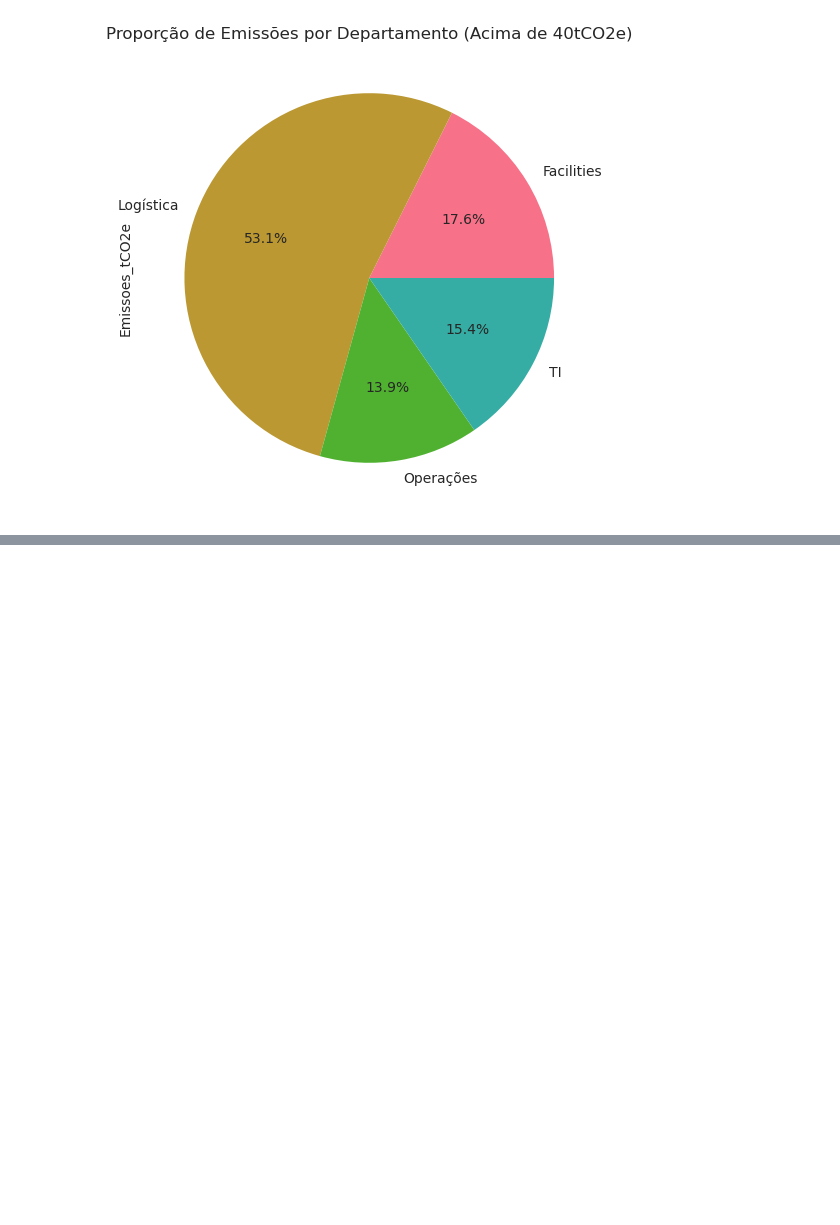
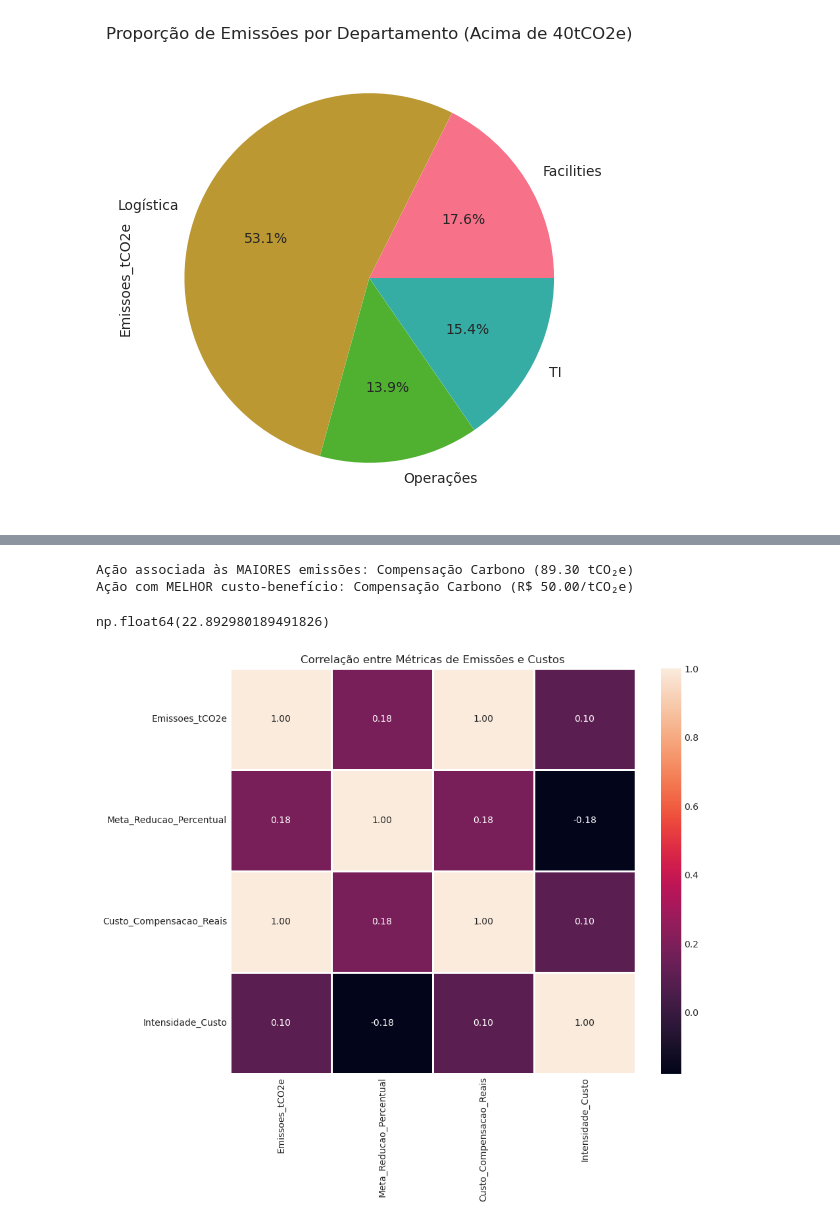
Before and after one commit to esscova/data-trivium, a Jupyter notebook: analytics/010.ipynb, the cells around one changed output, grey strips where cells are left out. Drawn from its saved outputs; the diff is of its cells as text; code cells hidden in the pictures; blank space fills up the shorter version.

```diff
--- a/analytics/010.ipynb
+++ b/analytics/010.ipynb
@@ -440,0 +417,3 @@ Após concluir as tarefas, reflita sobre os seguintes pontos:
+# %%
+df[['Ano', 'Trimestre']] = df['Periodo'].str.split('-', expand=True)
+df.sample(3)
@@ -440,0 +447,7 @@ Após concluir as tarefas, reflita sobre os seguintes pontos:
+# %%
+df['Prioridade_Reducao'] = pd.cut(
+    df['Emissoes_tCO2e'],
+    bins=[0,25, 50, float('inf')],
+    labels='Baixa Prioridade, Média Prioridade, Alta Prioridade'.split(',')
+)
+df.sample(3)
@@ -440,0 +480,34 @@ Após concluir as tarefas, reflita sobre os seguintes pontos:
+# %%
+agrup_acao = df.groupby('Acao_Mitigacao').agg({
+    'Emissoes_tCO2e': 'sum',
+    'Intensidade_Custo': 'mean'
+}).round(2)
+
+maior_emissao_acao = agrup_acao['Emissoes_tCO2e'].idxmax()
+melhor_custo_beneficio = agrup_acao['Intensidade_Custo'].idxmin()
+
+print(f"Ação associada às MAIORES emissões: {maior_emissao_acao} ({agrup_acao.loc[maior_emissao_acao, 'Emissoes_tCO2e']:.2f} tCO₂e)")
+print(f"Ação com MELHOR custo-benefício: {melhor_custo_beneficio} (R$ {agrup_acao.loc[melhor_custo_beneficio, 'Intensidade_Custo']:.2f}/tCO₂e)")
+# %% [output]
+Ação associada às MAIORES emissões: Compensação Carbono (89.30 tCO₂e)
+Ação com MELHOR custo-benefício: Compensação Carbono (R$ 50.00/tCO₂e)
+# %%
+# 5.4 calcular percentual de redução total
+df.sample()
+((df['Emissoes_tCO2e'].sum() - df['Emissoes_Apos_Meta'].sum()) / df['Emissoes_tCO2e'].sum() ) * 100
+# %% [output]
+np.float64(22.892980189491826)
+# %%
+# 5.5 heatmap correlação entre Emissoes_tCO2e, Meta_Reducao_Percentual, Custo_Compensacao_Reais e Intensidade_Custo
+plt.figure(figsize=(10,8))
+sns.heatmap(
+    df[['Emissoes_tCO2e', 'Meta_Reducao_Percentual', 'Custo_Compensacao_Reais', 'Intensidade_Custo']].corr(),
+    fmt='.2f',
+    square=True,
+    linewidths=1,
+    annot=True
+)
+plt.title('Correlação entre Métricas de Emissões e Custos')
+plt.show()
+# %% [output]
+[figure, added]
```
Also changed, not shown: parts of 16 cells of this notebook.
